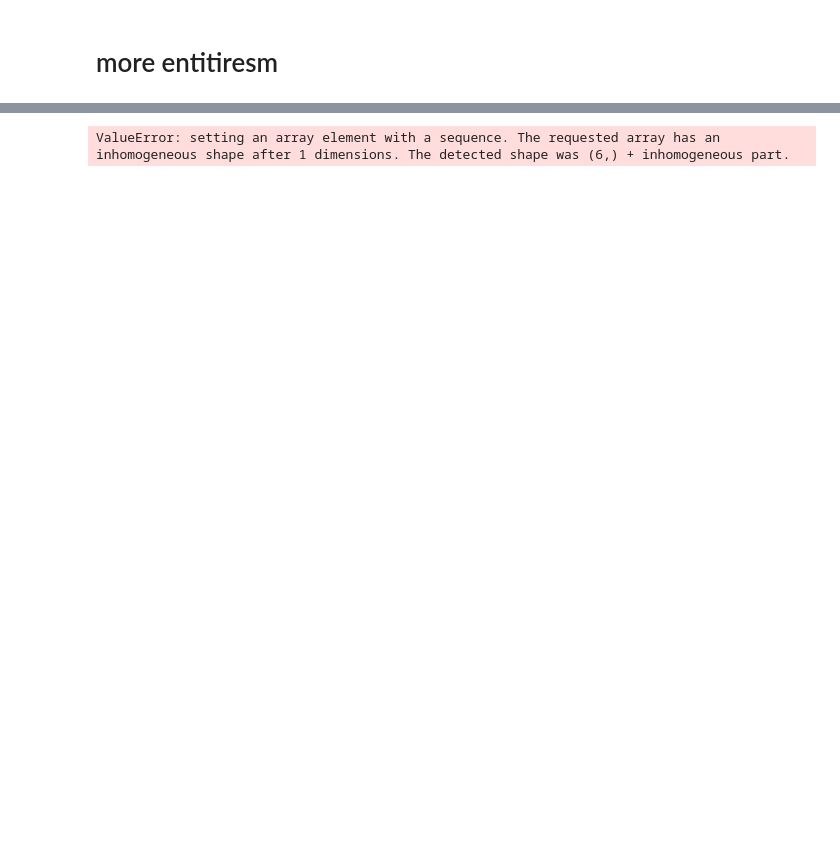
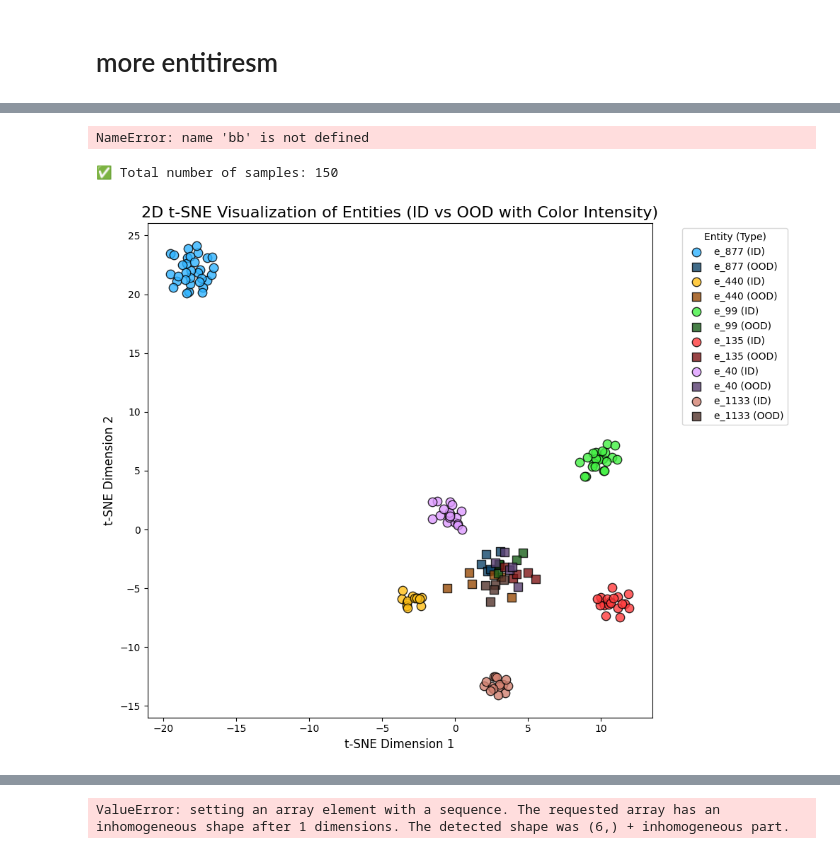
Before and after one commit to Davide011/Thesis_public, a Jupyter notebook: t_sne.ipynb, the cells around one changed output, grey strips where cells are left out. Cells and saved outputs as stored; diff of their text form; code cells hidden in the pictures; blank space fills up the shorter version.

```diff
--- a/t_sne.ipynb
+++ b/t_sne.ipynb
@@ -1030,3 +985,12 @@ plot_tsne_entities_with_intensity_2d(ID_rep_list, OOD_rep_list, entity_names, n_
+# %%
+bb
+# %% [output]
+NameError: name 'bb' is not defined
+# %%
+plot_tsne_entities_with_intensity_2d(ID_rep_list, OOD_rep_list, entity_names, n_entities_to_plot=6,perplexity=20)
+# %% [output]
+✅ Total number of samples: 150
+[figure, added]
 # %%
 import numpy as np
 import matplotlib.pyplot as plt
```
Also changed, not shown: parts of 30 cells of this notebook, 7 other files.
